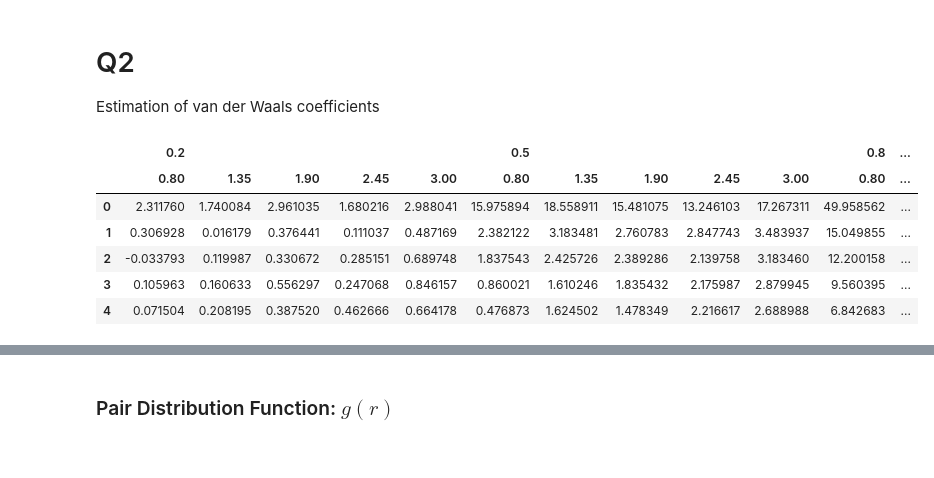
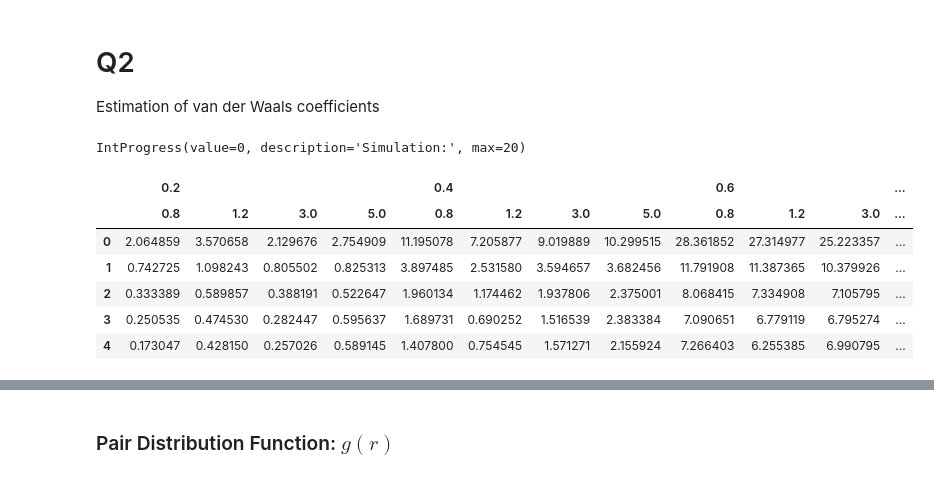
Before and after one commit to mcolahan/mole-sim, a Jupyter notebook: MD Assignment 3.ipynb, the cells around one changed output, grey strips where cells are left out. Saved outputs shown, nothing was run; the diff lists cells and outputs as text; code cells hidden in the pictures.

Commit message:
Updated Assignment 3, simulation data

```diff
--- a/MD Assignment 3.ipynb
+++ b/MD Assignment 3.ipynb
@@ -327,11 +334,12 @@ part_props = {
 }
 time_props = {
     'delta_t': 0.0005,
-    'timesteps': 5000,
-    'steps between out': 50    # output every n_steps steps
+    'timesteps': 10000,
+    'steps between out': 20    # output every n_steps steps
 }
 
-t, r, v, E, Ek, Ep, T, P = molecular_dynamics(part_props, 'Canonical', box_size, time_props, Tsp=3)
+t, r, v, E, Ek, Ep, T, P = molecular_dynamics(part_props, 'Canonical', box_size, time_props, Tsp=2,
+                                              save_csv=True, return_results=True, sim_name="Q1-unknown T=2")
 
 
 ## Post Processing
@@ -416,6 +375,9 @@ plt.show()
 # Q2
 Estimation of van der Waals coefficients
 # %%
+from IPython.display import display
+import ipywidgets as widgets
+
 box_size = np.array([8,8,8])    # (x, y, z)
 part_props = {
     'epsilon': 1,
@@ -424,42 +386,59 @@ part_props = {
     'density': 0.5,
     'min_dist': 0.8,
 }
 time_props = {
     'delta_t': 0.001,
-    'timesteps': 2000,
-    'steps between out': 100    # output every n_steps steps
+    'timesteps': 5000,
+    'steps between out': 20    # output every n_steps steps
 }
 
-densities = np.array([0.2, 0.5, 0.8, 1.2])
-temps = np.linspace(0.8, 3, 5)
+densities = np.array([0.2, 0.4, 0.6, 0.8, 1.1])
+temps = np.array([0.8, 1.2, 3, 5])
 conditions = []
+
 for i in densities:
     for j in temps:
         conditions.append((round(i,2),round(j,2)))
+cond_count = len(conditions)
+
+prog_widg = widgets.IntProgress(
+    value=0,
+    min=0,
+    max=cond_count,
+    step=1,
+    description='Simulation:',
+    bar_style='', # 'success', 'info', 'warning', 'danger' or ''
+    orientation='horizontal'
+)
+display(prog_widg)
 
 Pcalced = []
 #time_out, r_out, v_out, E, Ek, Ep, T, P
 break_cond = False
 
 P_list = []
 i = 0
 for cond in conditions:
     rho = cond[0]
     T = cond[1]
     part_props['density'] = rho
-
+    prog_widg.description = f'Sim: {cond}'
     _, _, _, _, _, _, _, P = molecular_dynamics(part_props, 'Canonical', box_size, time_props, Tsp=T, save_csv=False)
 
     P_list.append(P)
 
+    prog_widg.value += 1
+
 cols = pd.MultiIndex.from_tuples(conditions)
 P_df = pd.DataFrame(np.array(P_list).T,columns=cols)
+P_df.to_csv('Q2-Pressures.csv')
 P_df.head()
 # %% [output]
+IntProgress(value=0, description='Simulation:', max=20)
-|  | 0.2 |  |  |  |  | 0.5 |  |  |  |  | 0.8 | ... |
-|  | 0.80 | 1.35 | 1.90 | 2.45 | 3.00 | 0.80 | 1.35 | 1.90 | 2.45 | 3.00 | 0.80 | ... |
-| 0 | 2.311760 | 1.740084 | 2.961035 | 1.680216 | 2.988041 | 15.975894 | 18.558911 | 15.481075 | 13.246103 | 17.267311 | 49.958562 | ... |
-| 1 | 0.306928 | 0.016179 | 0.376441 | 0.111037 | 0.487169 | 2.382122 | 3.183481 | 2.760783 | 2.847743 | 3.483937 | 15.049855 | ... |
-| 2 | -0.033793 | 0.119987 | 0.330672 | 0.285151 | 0.689748 | 1.837543 | 2.425726 | 2.389286 | 2.139758 | 3.183460 | 12.200158 | ... |
-| 3 | 0.105963 | 0.160633 | 0.556297 | 0.247068 | 0.846157 | 0.860021 | 1.610246 | 1.835432 | 2.175987 | 2.879945 | 9.560395 | ... |
-| 4 | 0.071504 | 0.208195 | 0.387520 | 0.462666 | 0.664178 | 0.476873 | 1.624502 | 1.478349 | 2.216617 | 2.688988 | 6.842683 | ... |
+|  | 0.2 |  |  |  | 0.4 |  |  |  | 0.6 |  |  | ... |
+|  | 0.8 | 1.2 | 3.0 | 5.0 | 0.8 | 1.2 | 3.0 | 5.0 | 0.8 | 1.2 | 3.0 | ... |
+| 0 | 2.064859 | 3.570658 | 2.129676 | 2.754909 | 11.195078 | 7.205877 | 9.019889 | 10.299515 | 28.361852 | 27.314977 | 25.223357 | ... |
+| 1 | 0.742725 | 1.098243 | 0.805502 | 0.825313 | 3.897485 | 2.531580 | 3.594657 | 3.682456 | 11.791908 | 11.387365 | 10.379926 | ... |
+| 2 | 0.333389 | 0.589857 | 0.388191 | 0.522647 | 1.960134 | 1.174462 | 1.937806 | 2.375001 | 8.068415 | 7.334908 | 7.105795 | ... |
+| 3 | 0.250535 | 0.474530 | 0.282447 | 0.595637 | 1.689731 | 0.690252 | 1.516539 | 2.383384 | 7.090651 | 6.779119 | 6.795274 | ... |
+| 4 | 0.173047 | 0.428150 | 0.257026 | 0.589145 | 1.407800 | 0.754545 | 1.571271 | 2.155924 | 7.266403 | 6.255385 | 6.990795 | ... |
```
Also changed, not shown: parts of 19 cells of this notebook, 16 other files.
